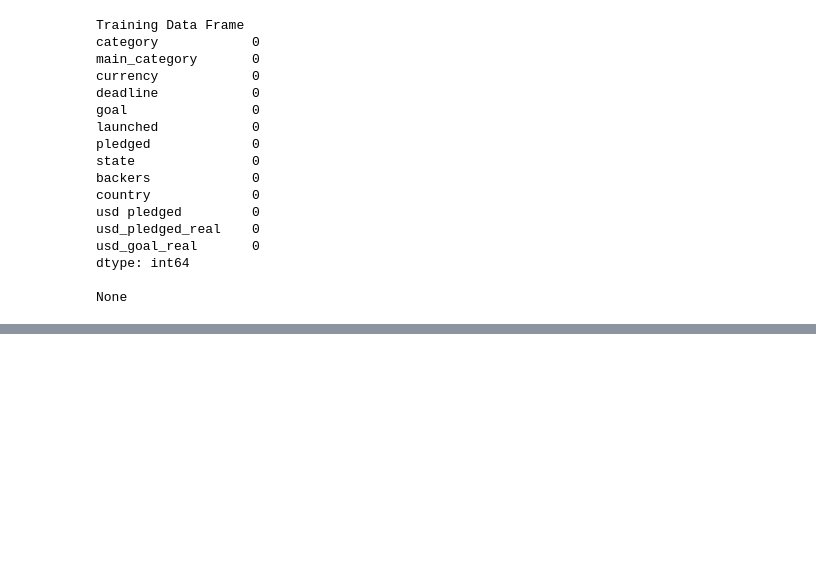
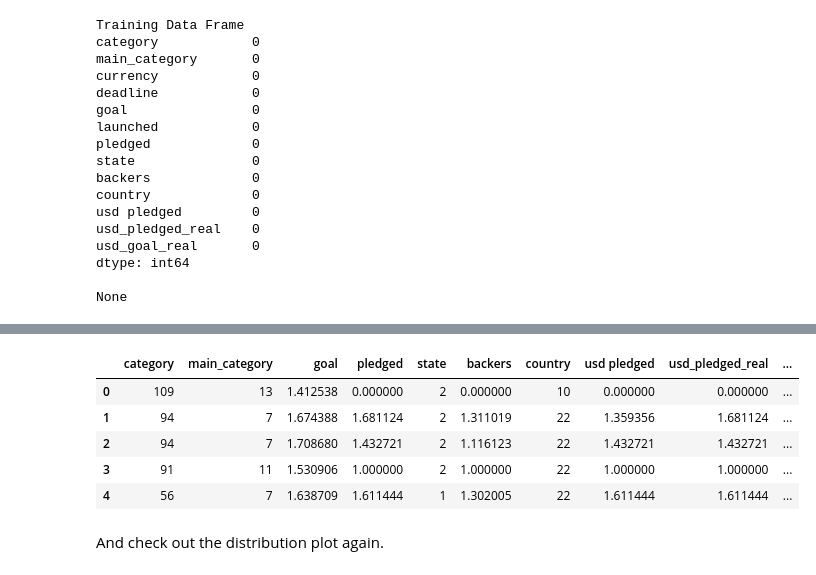
Before and after one commit to Atashnezhad/Data-science-notebook-project, a Jupyter notebook: codes/Untitled.ipynb, the cells around one changed output, grey strips where cells are left out. Drawn from its saved outputs; the diff is of its cells as text; code cells hidden in the pictures; blank space fills up the shorter version.

```diff
--- a/codes/Untitled.ipynb
+++ b/codes/Untitled.ipynb
@@ -232,0 +301,18 @@ data.head()
+# %%
+data['goal']=data['goal']**(1/20)
+data['backers']=data['backers']**(1/10)
+data['pledged']=data['pledged']**(1/15)
+data['usd pledged']=data['usd pledged']**(1/15)
+data['usd_pledged_real']=data['usd_pledged_real']**(1/15)
+data['NumOfDays']=data['NumOfDays']**(1/10)
+data['usd_goal_real']=data['usd_goal_real']**(1/15)
+data.head()
+# %% [output]
+|  | category | main_category | goal | pledged | state | backers | country | usd pledged | usd_pledged_real | ... |
+| 0 | 109 | 13 | 1.412538 | 0.000000 | 2 | 0.000000 | 10 | 0.000000 | 0.000000 | ... |
+| 1 | 94 | 7 | 1.674388 | 1.681124 | 2 | 1.311019 | 22 | 1.359356 | 1.681124 | ... |
+| 2 | 94 | 7 | 1.708680 | 1.432721 | 2 | 1.116123 | 22 | 1.432721 | 1.432721 | ... |
+| 3 | 91 | 11 | 1.530906 | 1.000000 | 2 | 1.000000 | 22 | 1.000000 | 1.000000 | ... |
+| 4 | 56 | 7 | 1.638709 | 1.611444 | 1 | 1.302005 | 22 | 1.611444 | 1.611444 | ... |
+# %% [markdown]
+And check out the distribution plot again.
```
Also changed, not shown: parts of 71 cells of this notebook.
